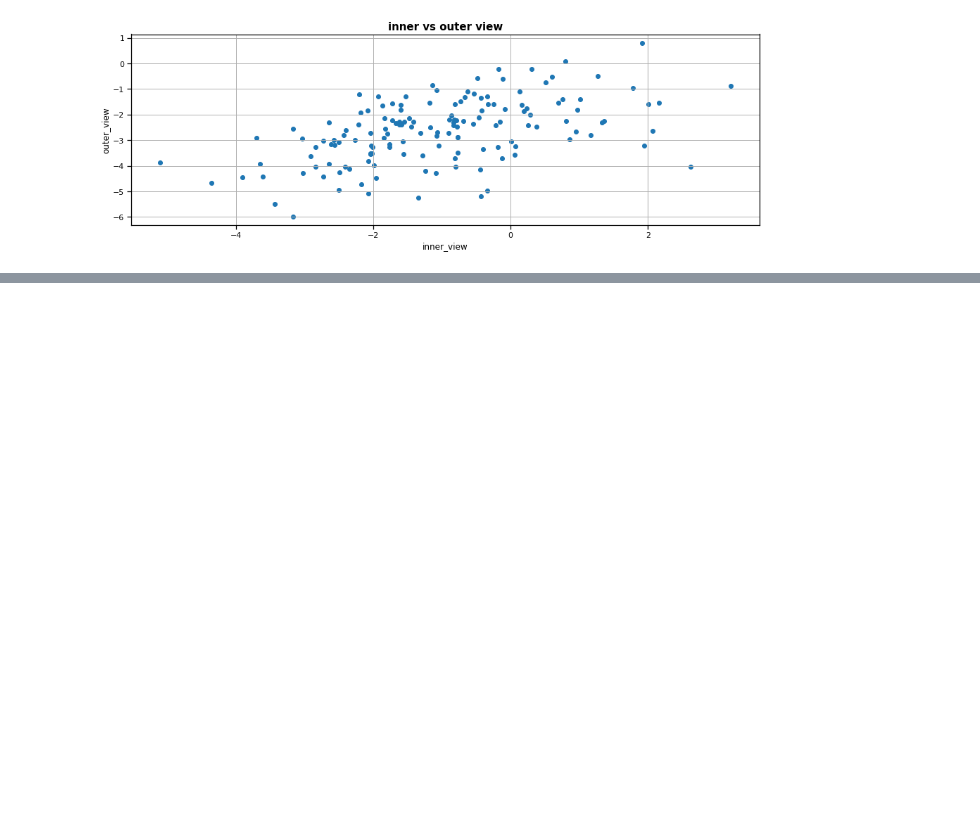
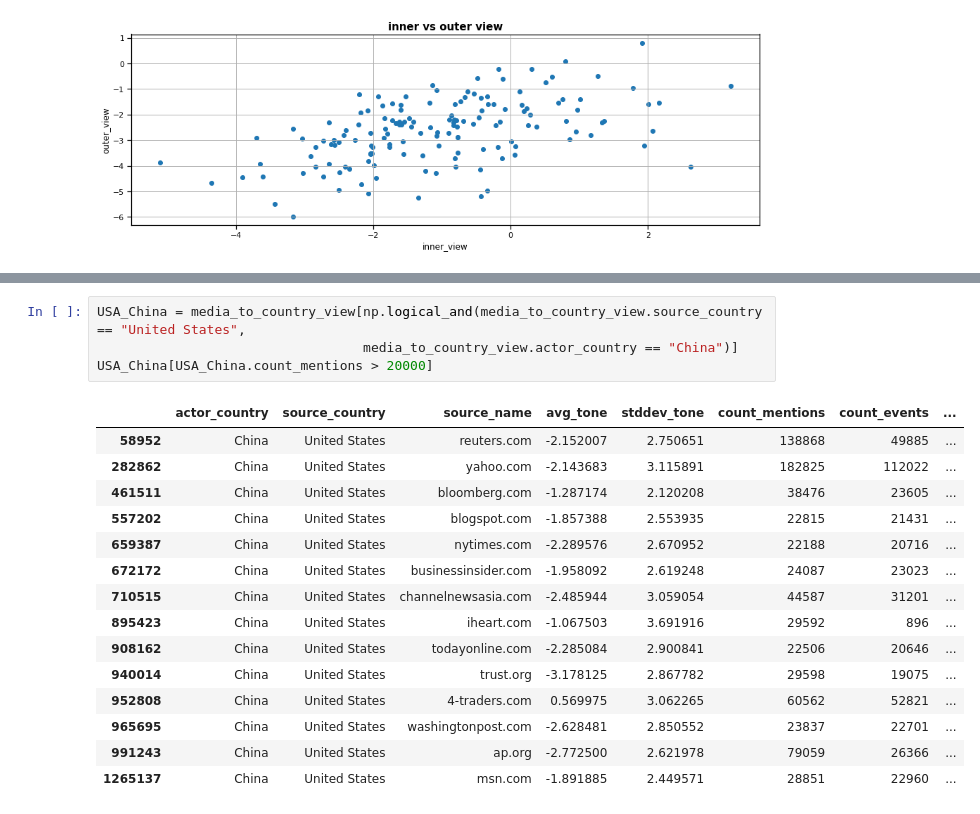
Before and after one commit to NatGr/projectAdA, a Jupyter notebook: Notebook.ipynb, the cells around one changed output, grey strips where cells are left out. Cells and saved outputs as stored; diff of their text form; blank space fills up the shorter version.

```diff
--- a/Notebook.ipynb
+++ b/Notebook.ipynb
@@ -234,0 +313,20 @@ We use here the USA as an example of hat could be done with the country_to_type_
+# %%
+USA_China = media_to_country_view[np.logical_and(media_to_country_view.source_country == "United States",
+                                  media_to_country_view.actor_country == "China")]
+USA_China[USA_China.count_mentions > 20000]
+# %% [output]
+|  | actor_country | source_country | source_name | avg_tone | stddev_tone | count_mentions | count_events | ... |
+| 58952 | China | United States | reuters.com | -2.152007 | 2.750651 | 138868 | 49885 | ... |
+| 282862 | China | United States | yahoo.com | -2.143683 | 3.115891 | 182825 | 112022 | ... |
+| 461511 | China | United States | bloomberg.com | -1.287174 | 2.120208 | 38476 | 23605 | ... |
+| 557202 | China | United States | blogspot.com | -1.857388 | 2.553935 | 22815 | 21431 | ... |
+| 659387 | China | United States | nytimes.com | -2.289576 | 2.670952 | 22188 | 20716 | ... |
+| 672172 | China | United States | businessinsider.com | -1.958092 | 2.619248 | 24087 | 23023 | ... |
+| 710515 | China | United States | channelnewsasia.com | -2.485944 | 3.059054 | 44587 | 31201 | ... |
+| 895423 | China | United States | iheart.com | -1.067503 | 3.691916 | 29592 | 896 | ... |
+| 908162 | China | United States | todayonline.com | -2.285084 | 2.900841 | 22506 | 20646 | ... |
+| 940014 | China | United States | trust.org | -3.178125 | 2.867782 | 29598 | 19075 | ... |
+| 952808 | China | United States | 4-traders.com | 0.569975 | 3.062265 | 60562 | 52821 | ... |
+| 965695 | China | United States | washingtonpost.com | -2.628481 | 2.850552 | 23837 | 22701 | ... |
+| 991243 | China | United States | ap.org | -2.772500 | 2.621978 | 79059 | 26366 | ... |
+| 1265137 | China | United States | msn.com | -1.891885 | 2.449571 | 28851 | 22960 | ... |
```
Also changed, not shown: parts of 17 cells of this notebook.
